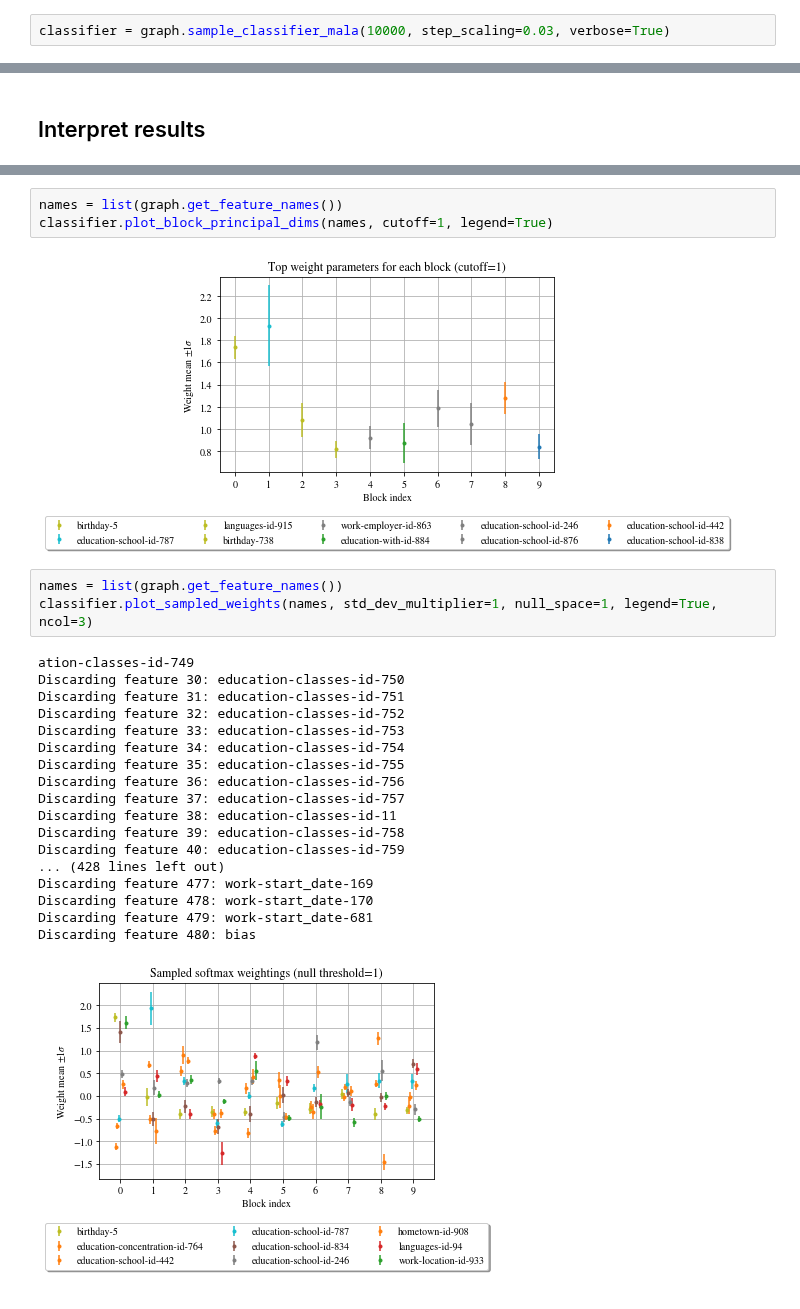
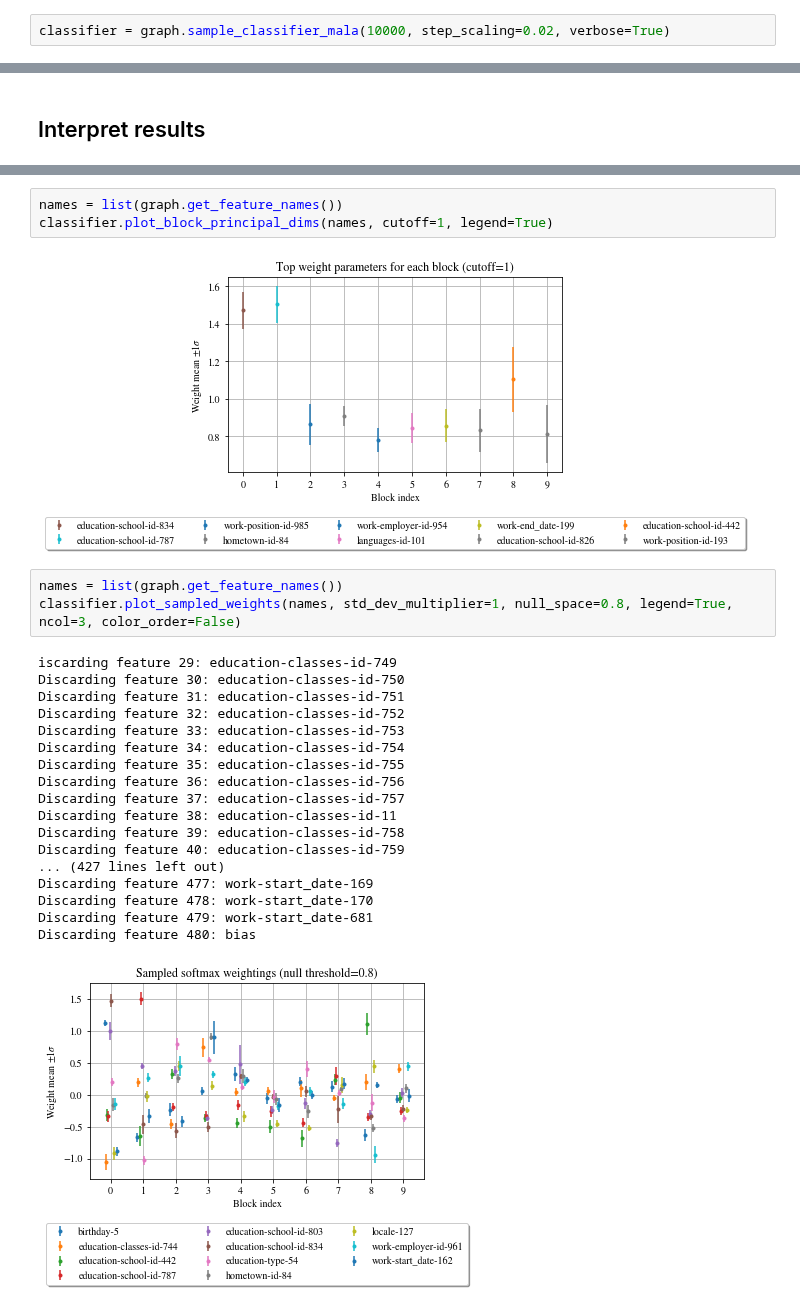
Before and after one commit to LozzaTray/Jormungandr-code, a Jupyter notebook: fb_egonet.ipynb, the cells around one changed output, grey strips where cells are left out. Drawn from its saved outputs; the diff is of its cells as text.

```diff
--- a/fb_egonet.ipynb
+++ b/fb_egonet.ipynb
@@ -100,5 +100,5 @@ graph.plot_posterior_props()
 # %% [markdown]
 ## Train classifier
 # %%
-classifier = graph.sample_classifier_mala(10000, step_scaling=0.03, verbose=True)
+classifier = graph.sample_classifier_mala(10000, step_scaling=0.02, verbose=True)
 # %% [output]
@@ -134,29 +134,29 @@ classifier.plot_sample_history()
 names = list(graph.get_feature_names())
 classifier.plot_block_principal_dims(names, cutoff=1, legend=True)
 # %% [output]
-[figure, old version]
+[figure, new version]
 # %%
 names = list(graph.get_feature_names())
-classifier.plot_sampled_weights(names, std_dev_multiplier=1, null_space=1, legend=True, ncol=3)
+classifier.plot_sampled_weights(names, std_dev_multiplier=1, null_space=0.8, legend=True, ncol=3, color_order=False)
 # %% [output]
-ation-classes-id-749
+iscarding feature 29: education-classes-id-749
 Discarding feature 30: education-classes-id-750
 Discarding feature 31: education-classes-id-751
 Discarding feature 32: education-classes-id-752
 Discarding feature 33: education-classes-id-753
 Discarding feature 34: education-classes-id-754
 Discarding feature 35: education-classes-id-755
 Discarding feature 36: education-classes-id-756
 Discarding feature 37: education-classes-id-757
 Discarding feature 38: education-classes-id-11
 Discarding feature 39: education-classes-id-758
 Discarding feature 40: education-classes-id-759
-... (428 lines left out)
+... (427 lines left out)
 Discarding feature 477: work-start_date-169
 Discarding feature 478: work-start_date-170
 Discarding feature 479: work-start_date-681
 Discarding feature 480: bias
-[figure, old version]
+[figure, new version]
 # %%
 classifier.plot_sample_matrix()
 # %% [output]
```
Also changed, not shown: parts of 13 cells of this notebook, 4 other files.
